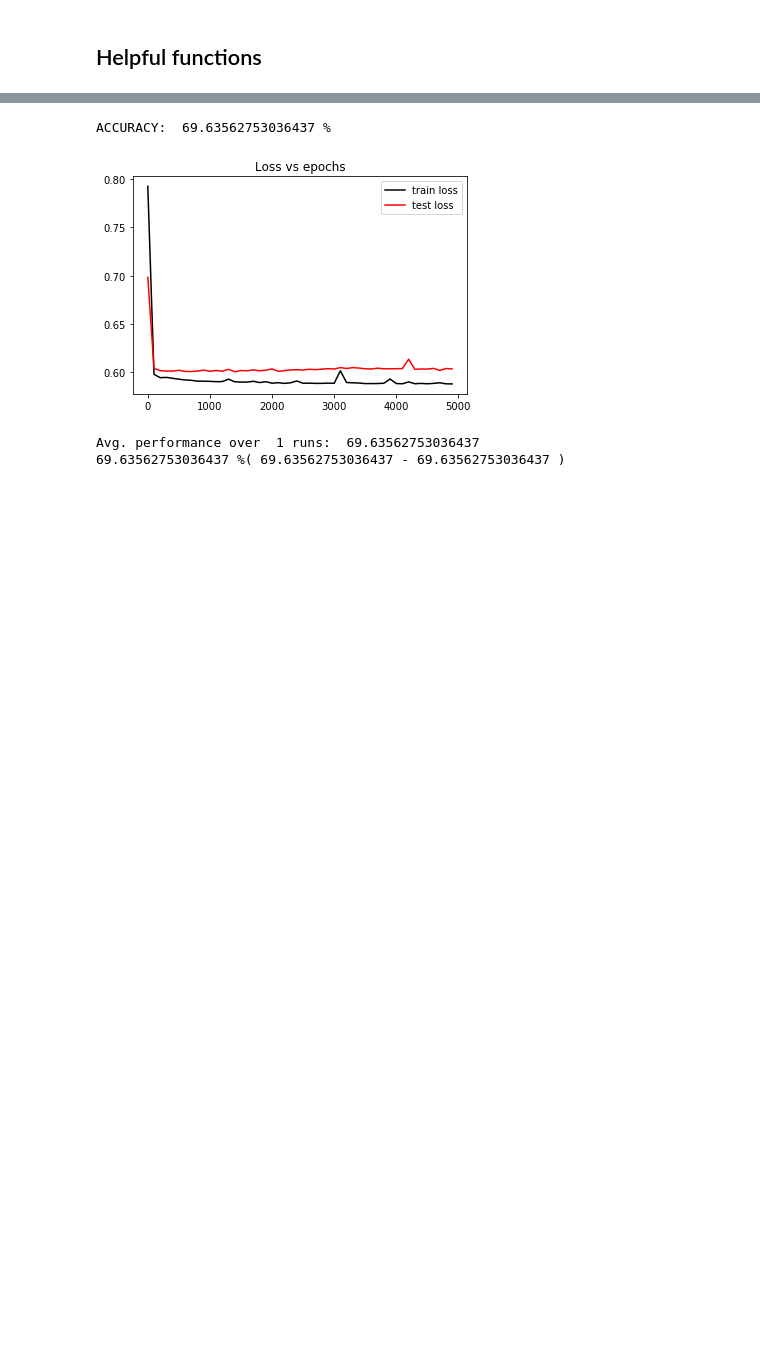
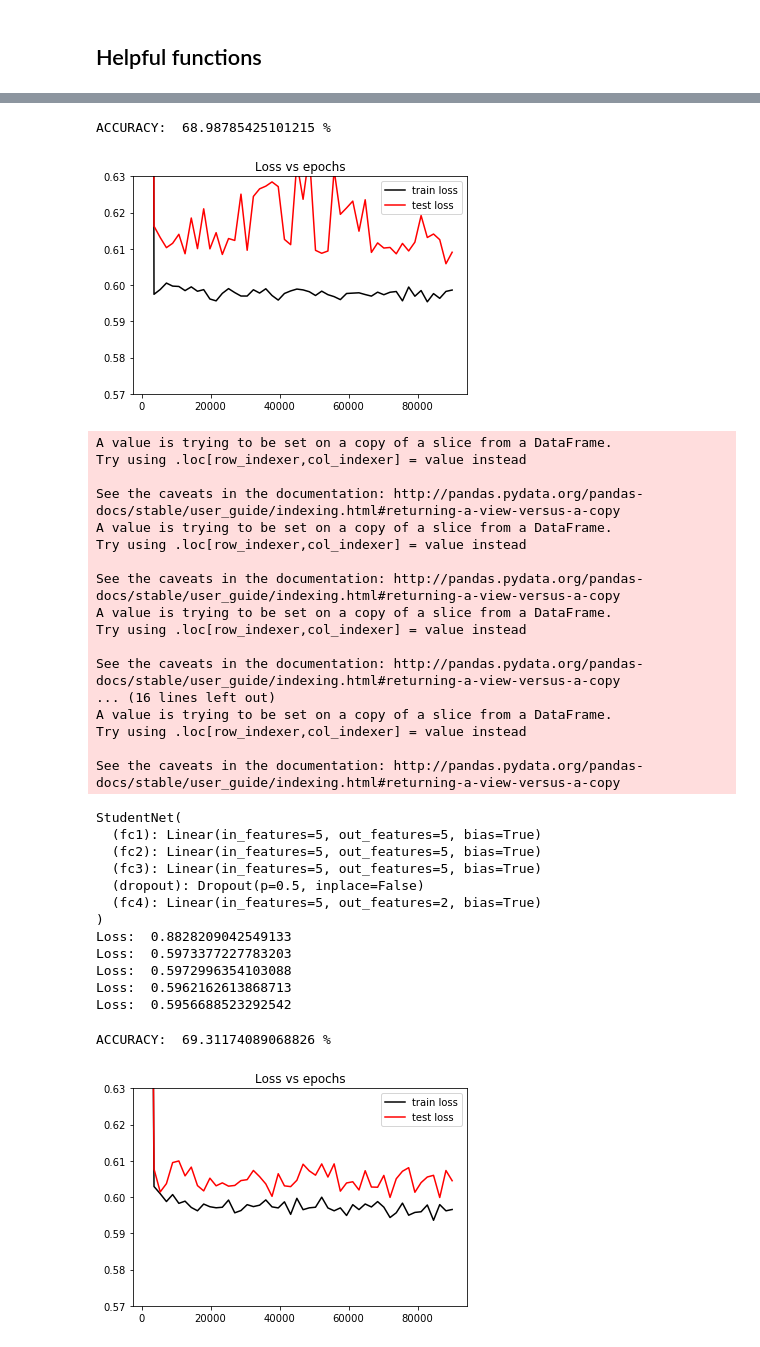
Before and after one commit to jithendaraa/RoboTutor-Analysis, a Jupyter notebook: models.ipynb, the cells around one changed output, grey strips where cells are left out. Cells and saved outputs as stored; diff of their text form; code cells hidden in the pictures; blank space fills up the shorter version.

Commit message:
modify arch.,tune hyperparams, reduce overfitting - obtained helpful graphs

```diff
--- a/models.ipynb
+++ b/models.ipynb
@@ -228,8 +230,9 @@ def run_nn(X, y, test_split, lr, epochs, layer_sizes, n):
 
             self.fc1 = nn.Linear(input_size, n)
             self.fc2 = nn.Linear(n, n)
-            self.fc2a = nn.Linear(n, n)
+#             self.fc2a = nn.Linear(n, n)
             self.fc3 = nn.Linear(n, n)
+            self.dropout = nn.Dropout()
             self.fc4 = nn.Linear(n, num_classes)
 
 #             self.fc = []
@@ -241,8 +244,8 @@ def run_nn(X, y, test_split, lr, epochs, layer_sizes, n):
         def forward(self, x):
             x = F.relu(self.fc1(x))
             x = F.relu(self.fc2(x))
-            x = F.relu(self.fc2a(x))
-            x = F.relu(self.fc3(x))
+            x = self.dropout(x)
+#             x = F.relu(self.fc3(x))
             x = self.fc4(x)
 #             for i in range(len(self.layer_sizes) - 1):
 #                 x = F.relu(self.fc[i])
@@ -286,13 +289,14 @@ def run_nn(X, y, test_split, lr, epochs, layer_sizes, n):
         if i%(epochs/5) == 0:
             print("Loss: ", loss.item())
 
-    x_axis = [100*i for i in range(len(test_losses))]
+    x_axis = [0.02*epochs*(i+1) for i in range(len(test_losses))]
     perf = 100 * accuracy_score(model.predict(X_test_tensor),y_test_tensor)
     print("ACCURACY: ", perf, "%")
     plt.plot(x_axis, train_losses, color="black", label="train loss")
     plt.plot(x_axis, test_losses, color="red", label="test loss")
     plt.title("Loss vs epochs")
     plt.legend()
+    plt.ylim(0.57, 0.63)
     plt.show()
     return perf
 
@@ -335,8 +339,8 @@ norm = "none"
 # set True to apply Recursive Feature Elimination
 apply_rfe = True
 
-test_split = 0.2
-num_runs = 1
+test_split = 0.15
+num_runs = 10
 
 # k neighbors classifier
 neighbors = 5
@@ -345,11 +349,11 @@ neighbors = 5
 svc_kernel = 'linear'
 
 # Params for For Neural networks
-lr = 0.008
-epochs = 3000
+lr = 0.0003
+epochs = 90000
 layer_sizes = [30, 30, 30]
 # network width
-n = 10
+n = 5
 
 # Supports logistic_regression, k_neighbors_classifier, svm, nn
 algo = "nn"
@@ -365,9 +369,23 @@ for i in range(num_runs):
     perf = run_algo(algo, X, y, clean_method, encoder, norm, test_split, apply_rfe, categorical_cols, neighbors, svc_kernel, lr, epochs, layer_sizes, n)
     total_perfs.append(perf)
 
-avg_perf = sum(total_perfs)/num_runs
-print("Avg. performance over ", num_runs, "runs: ", avg_perf)
-print(avg_perf, "%(", min(total_perfs), "-", max(total_perfs) ,")")
+print(total_perfs)
+print("ACCURACY at n=5:", 100*sum(total_perfs)/num_runs)
+n=6
+
+for i in range(num_runs):
+    X = bpop_math_df[cols]
+    X = X.sample(frac=1).reset_index(drop=True)
+    y = X[['Outcome']]
+    X = X.drop(['Outcome'], axis=1)
+    perf = run_algo(algo, X, y, clean_method, encoder, norm, test_split, apply_rfe, categorical_cols, neighbors, svc_kernel, lr, epochs, layer_sizes, n)
+    total_perfs.append(perf)
+
+print(total_perfs)
+print("ACCURACY at n=6:", 100*sum(total_perfs[num_runs:])/num_runs)
+# avg_perf = sum(total_perfs)/num_runs
+# print("Avg. performance over ", num_runs, "runs: ", avg_perf)
+# print(avg_perf, "%(", min(total_perfs), "-", max(total_perfs) ,")")
 # %% [output]
 A value is trying to be set on a copy of a slice from a DataFrame.
 Try using .loc[row_indexer,col_indexer] = value instead
@@ -401,4 +419,33 @@ Loss:  0.5883650183677673
-ACCURACY:  69.63562753036437 %
+ACCURACY:  68.98785425101215 %
-[figure, old version]
+[figure, new version]
-Avg. performance over  1 runs:  69.63562753036437
-69.63562753036437 %( 69.63562753036437 - 69.63562753036437 )
+A value is trying to be set on a copy of a slice from a DataFrame.
+Try using .loc[row_indexer,col_indexer] = value instead
+
+See the caveats in the documentation: http://pandas.pydata.org/pandas-docs/stable/user_guide/indexing.html#returning-a-view-versus-a-copy
+A value is trying to be set on a copy of a slice from a DataFrame.
+Try using .loc[row_indexer,col_indexer] = value instead
+
+See the caveats in the documentation: http://pandas.pydata.org/pandas-docs/stable/user_guide/indexing.html#returning-a-view-versus-a-copy
+A value is trying to be set on a copy of a slice from a DataFrame.
+Try using .loc[row_indexer,col_indexer] = value instead
+
+See the caveats in the documentation: http://pandas.pydata.org/pandas-docs/stable/user_guide/indexing.html#returning-a-view-versus-a-copy
+... (16 lines left out)
+A value is trying to be set on a copy of a slice from a DataFrame.
+Try using .loc[row_indexer,col_indexer] = value instead
+
+See the caveats in the documentation: http://pandas.pydata.org/pandas-docs/stable/user_guide/indexing.html#returning-a-view-versus-a-copy
+StudentNet(
+  (fc1): Linear(in_features=5, out_features=5, bias=True)
+  (fc2): Linear(in_features=5, out_features=5, bias=True)
+  (fc3): Linear(in_features=5, out_features=5, bias=True)
+  (dropout): Dropout(p=0.5, inplace=False)
+  (fc4): Linear(in_features=5, out_features=2, bias=True)
+)
+Loss:  0.8828209042549133
+Loss:  0.5973377227783203
+Loss:  0.5972996354103088
+Loss:  0.5962162613868713
+Loss:  0.5956688523292542
+ACCURACY:  69.31174089068826 %
+[figure, added]
```
Also changed, not shown: parts of 6 cells of this notebook.
